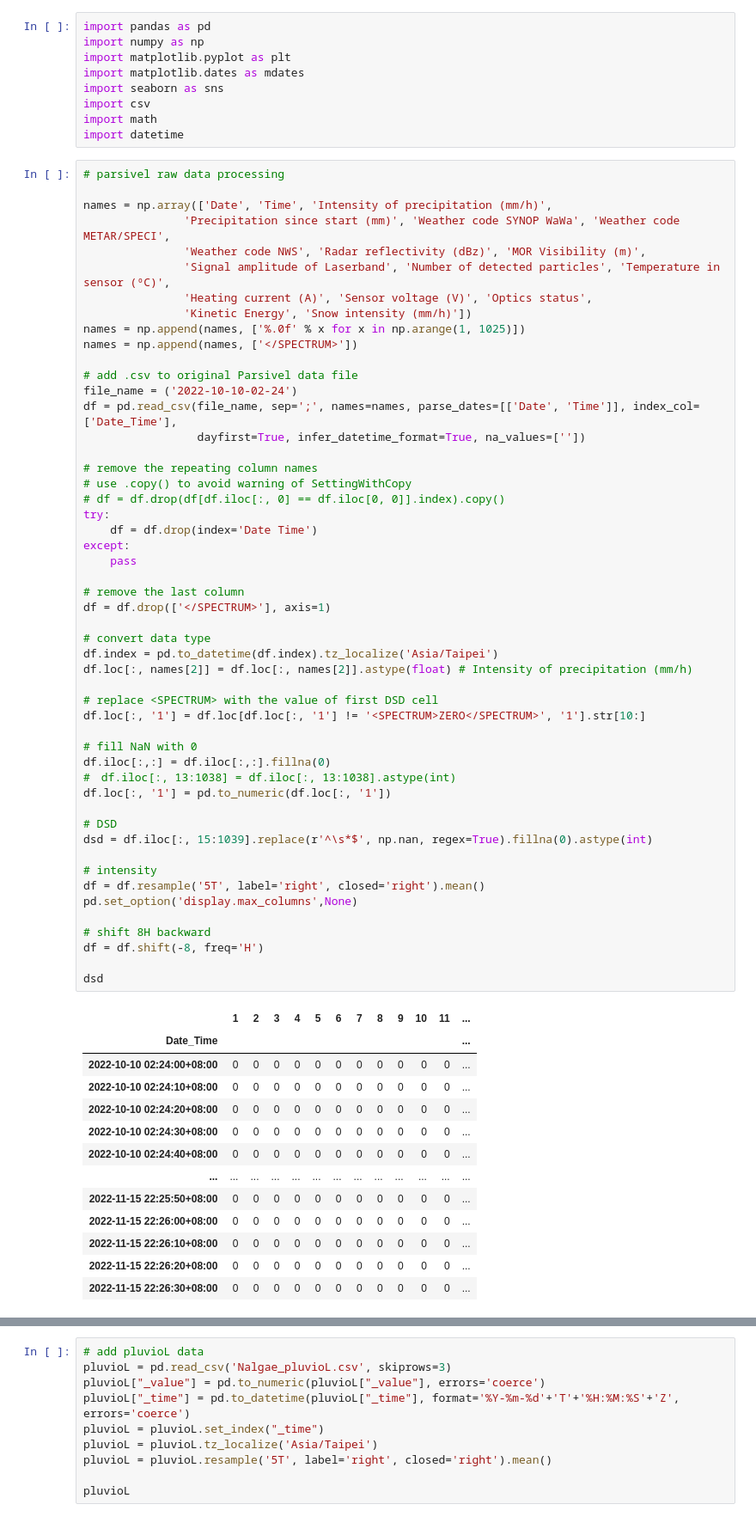
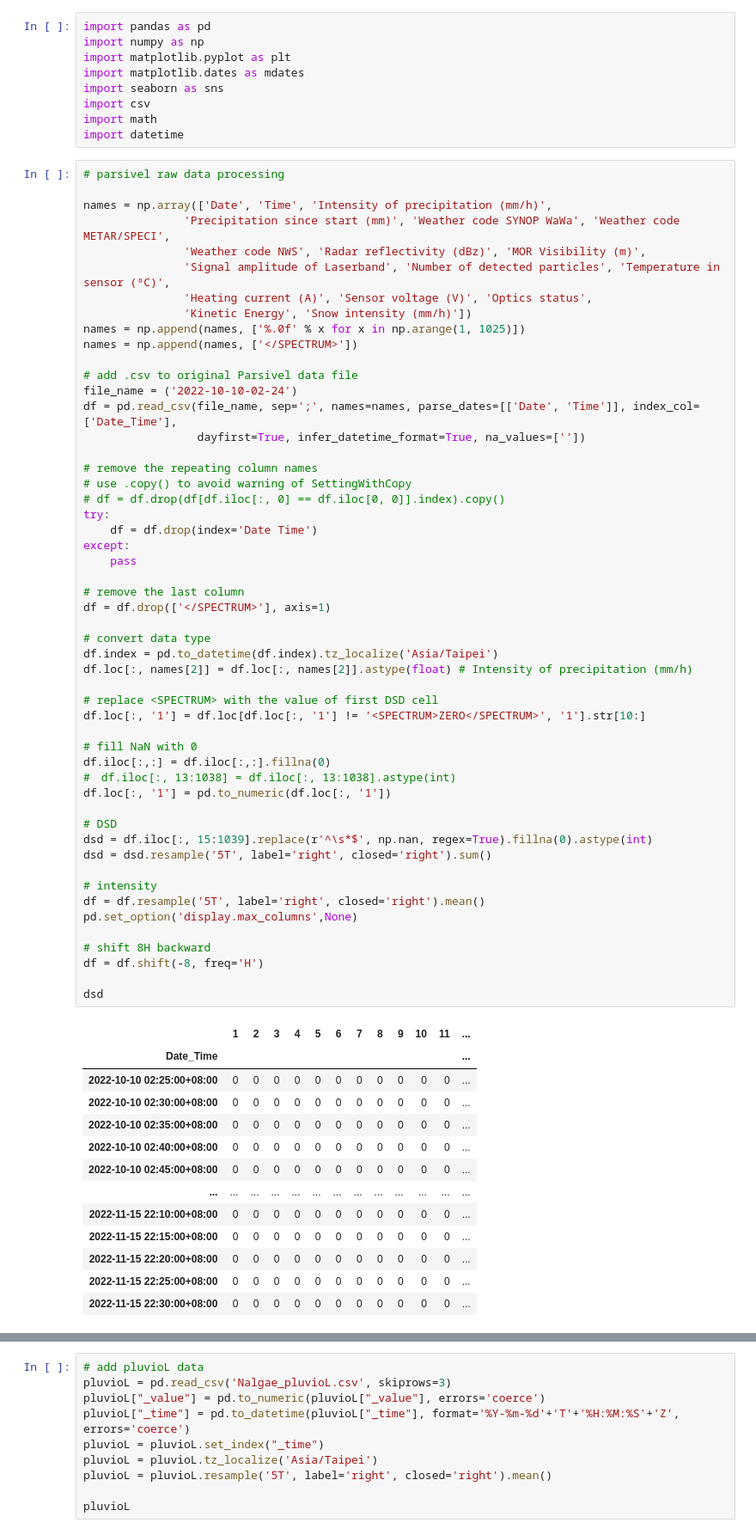
Before and after one commit to YenCheng1226/CAE-Internship, a Jupyter notebook: Parsivel_data_analysis.ipynb, the cells around one changed output, grey strips where cells are left out. Shown at 86% size. Drawn from its saved outputs; the diff is of its cells as text.

```diff
--- a/Parsivel_data_analysis.ipynb
+++ b/Parsivel_data_analysis.ipynb
@@ -34,41 +34,42 @@ except:
 
 # remove the last column
 df = df.drop(['</SPECTRUM>'], axis=1)
 
 # convert data type
 df.index = pd.to_datetime(df.index).tz_localize('Asia/Taipei')
 df.loc[:, names[2]] = df.loc[:, names[2]].astype(float) # Intensity of precipitation (mm/h)
 
 # replace <SPECTRUM> with the value of first DSD cell
 df.loc[:, '1'] = df.loc[df.loc[:, '1'] != '<SPECTRUM>ZERO</SPECTRUM>', '1'].str[10:]
 
 # fill NaN with 0
 df.iloc[:,:] = df.iloc[:,:].fillna(0)
 #　df.iloc[:, 13:1038] = df.iloc[:, 13:1038].astype(int)
 df.loc[:, '1'] = pd.to_numeric(df.loc[:, '1'])
 
 # DSD
 dsd = df.iloc[:, 15:1039].replace(r'^\s*$', np.nan, regex=True).fillna(0).astype(int)
+dsd = dsd.resample('5T', label='right', closed='right').sum()
 
 # intensity
 df = df.resample('5T', label='right', closed='right').mean()
 pd.set_option('display.max_columns',None)
 
 # shift 8H backward
 df = df.shift(-8, freq='H')
 
 dsd
 # %% [output]
 |  | 1 | 2 | 3 | 4 | 5 | 6 | 7 | 8 | 9 | 10 | 11 | ... |
 | Date_Time |  |  |  |  |  |  |  |  |  |  |  | ... |
-| 2022-10-10 02:24:00+08:00 | 0 | 0 | 0 | 0 | 0 | 0 | 0 | 0 | 0 | 0 | 0 | ... |
-| 2022-10-10 02:24:10+08:00 | 0 | 0 | 0 | 0 | 0 | 0 | 0 | 0 | 0 | 0 | 0 | ... |
-| 2022-10-10 02:24:20+08:00 | 0 | 0 | 0 | 0 | 0 | 0 | 0 | 0 | 0 | 0 | 0 | ... |
-| 2022-10-10 02:24:30+08:00 | 0 | 0 | 0 | 0 | 0 | 0 | 0 | 0 | 0 | 0 | 0 | ... |
-| 2022-10-10 02:24:40+08:00 | 0 | 0 | 0 | 0 | 0 | 0 | 0 | 0 | 0 | 0 | 0 | ... |
+| 2022-10-10 02:25:00+08:00 | 0 | 0 | 0 | 0 | 0 | 0 | 0 | 0 | 0 | 0 | 0 | ... |
+| 2022-10-10 02:30:00+08:00 | 0 | 0 | 0 | 0 | 0 | 0 | 0 | 0 | 0 | 0 | 0 | ... |
+| 2022-10-10 02:35:00+08:00 | 0 | 0 | 0 | 0 | 0 | 0 | 0 | 0 | 0 | 0 | 0 | ... |
+| 2022-10-10 02:40:00+08:00 | 0 | 0 | 0 | 0 | 0 | 0 | 0 | 0 | 0 | 0 | 0 | ... |
+| 2022-10-10 02:45:00+08:00 | 0 | 0 | 0 | 0 | 0 | 0 | 0 | 0 | 0 | 0 | 0 | ... |
 | ... | ... | ... | ... | ... | ... | ... | ... | ... | ... | ... | ... | ... |
-| 2022-11-15 22:25:50+08:00 | 0 | 0 | 0 | 0 | 0 | 0 | 0 | 0 | 0 | 0 | 0 | ... |
-| 2022-11-15 22:26:00+08:00 | 0 | 0 | 0 | 0 | 0 | 0 | 0 | 0 | 0 | 0 | 0 | ... |
-| 2022-11-15 22:26:10+08:00 | 0 | 0 | 0 | 0 | 0 | 0 | 0 | 0 | 0 | 0 | 0 | ... |
-| 2022-11-15 22:26:20+08:00 | 0 | 0 | 0 | 0 | 0 | 0 | 0 | 0 | 0 | 0 | 0 | ... |
-| 2022-11-15 22:26:30+08:00 | 0 | 0 | 0 | 0 | 0 | 0 | 0 | 0 | 0 | 0 | 0 | ... |
+| 2022-11-15 22:10:00+08:00 | 0 | 0 | 0 | 0 | 0 | 0 | 0 | 0 | 0 | 0 | 0 | ... |
+| 2022-11-15 22:15:00+08:00 | 0 | 0 | 0 | 0 | 0 | 0 | 0 | 0 | 0 | 0 | 0 | ... |
+| 2022-11-15 22:20:00+08:00 | 0 | 0 | 0 | 0 | 0 | 0 | 0 | 0 | 0 | 0 | 0 | ... |
+| 2022-11-15 22:25:00+08:00 | 0 | 0 | 0 | 0 | 0 | 0 | 0 | 0 | 0 | 0 | 0 | ... |
+| 2022-11-15 22:30:00+08:00 | 0 | 0 | 0 | 0 | 0 | 0 | 0 | 0 | 0 | 0 | 0 | ... |
```
Also changed, not shown: parts of 8 cells of this notebook.
